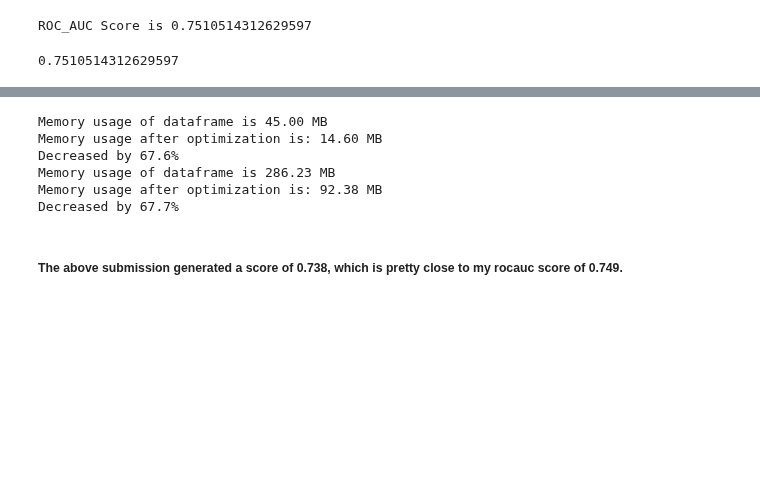
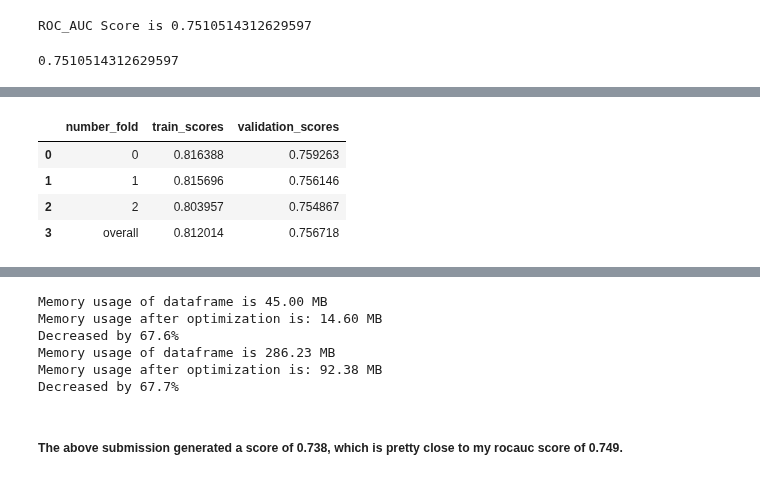
Before and after one commit to zahid1202/Credit_Default_Risk, a Jupyter notebook: Model_Credit_Fraud.ipynb, the cells around one changed output, grey strips where cells are left out. Cells and saved outputs as stored; diff of their text form; code cells hidden in the pictures; blank space fills up the shorter version.

```diff
--- a/Model_Credit_Fraud.ipynb
+++ b/Model_Credit_Fraud.ipynb
@@ -730,0 +799,8 @@ submission.to_csv("lgbm_model_ohe.csv", index =False)
+# %%
+performance_table
+# %% [output]
+|  | number_fold | train_scores | validation_scores |
+| 0 | 0 | 0.816388 | 0.759263 |
+| 1 | 1 | 0.815696 | 0.756146 |
+| 2 | 2 | 0.803957 | 0.754867 |
+| 3 | overall | 0.812014 | 0.756718 |
```
Also changed, not shown: parts of 13 cells of this notebook.
